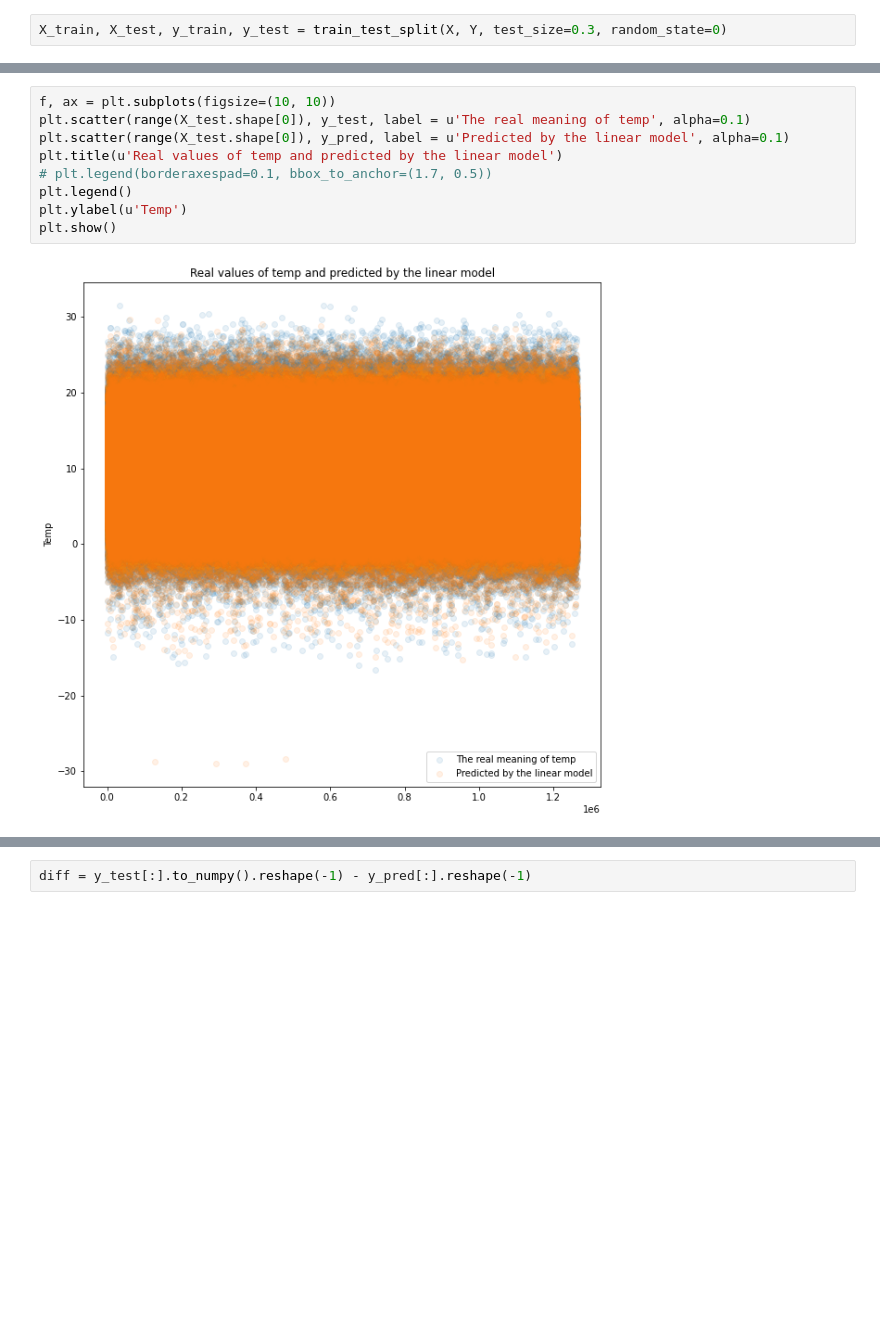
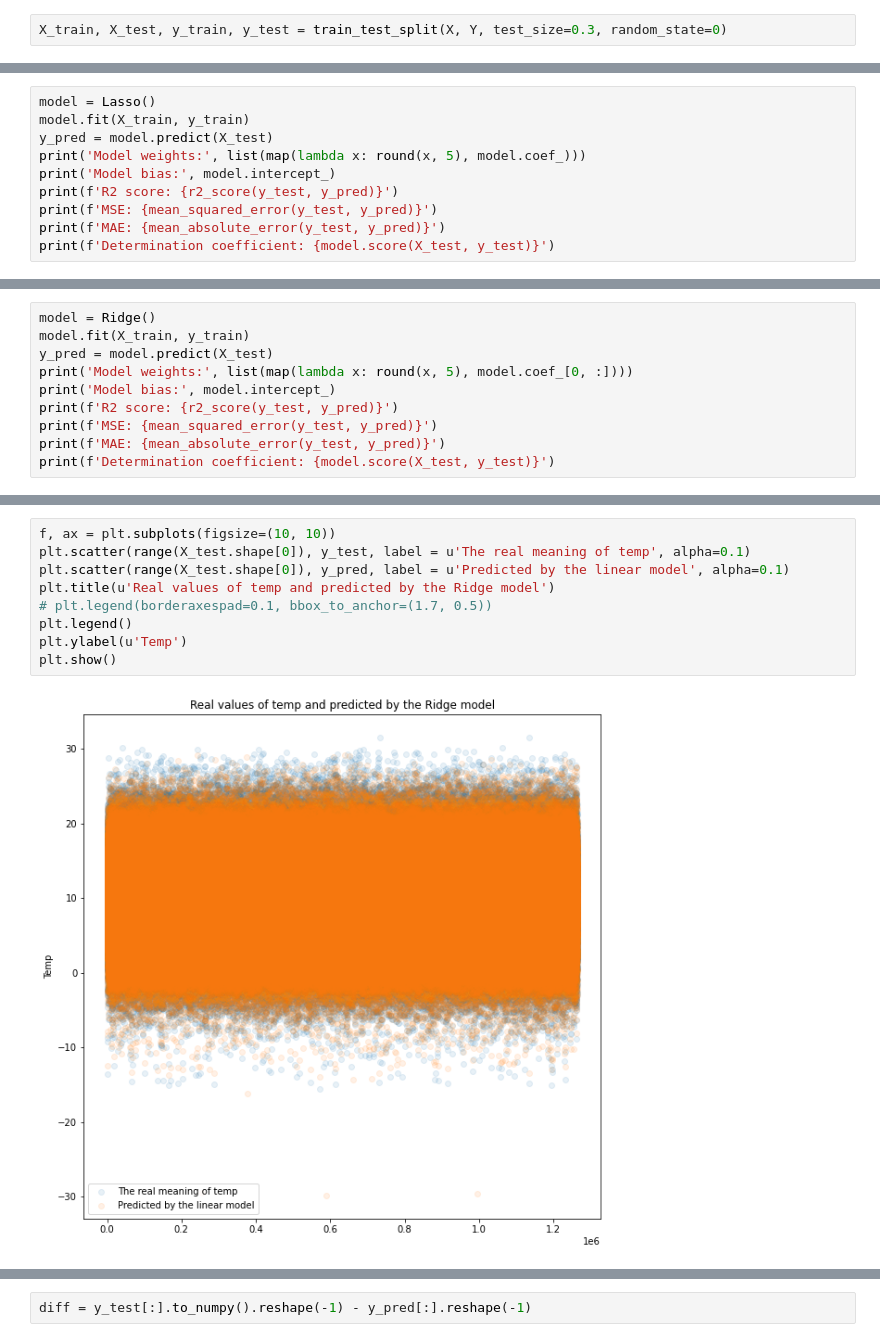
Before and after one commit to AAYamoldin/Methods-and-models-for-multivariate-data-analysis-2021-2022-ITMO_labs, a Jupyter notebook: Lab2/lab2.ipynb, the cells around one changed output, grey strips where cells are left out. Drawn from its saved outputs; the diff is of its cells as text; blank space fills up the shorter version.

Commit message:
Add new plots

```diff
--- a/Lab2/lab2.ipynb
+++ b/Lab2/lab2.ipynb
@@ -233,0 +269,10 @@ Model bias: [13.26235512]
+# %%
+model = Lasso()
+model.fit(X_train, y_train)
+y_pred = model.predict(X_test)
+print('Model weights:', list(map(lambda x: round(x, 5), model.coef_)))
+print('Model bias:', model.intercept_)
+print(f'R2 score: {r2_score(y_test, y_pred)}')
+print(f'MSE: {mean_squared_error(y_test, y_pred)}')
+print(f'MAE: {mean_absolute_error(y_test, y_pred)}')
+print(f'Determination coefficient: {model.score(X_test, y_test)}')
@@ -233,0 +286,10 @@ Model bias: [13.26235512]
+# %%
+model = Ridge()
+model.fit(X_train, y_train)
+y_pred = model.predict(X_test)
+print('Model weights:', list(map(lambda x: round(x, 5), model.coef_[0, :])))
+print('Model bias:', model.intercept_)
+print(f'R2 score: {r2_score(y_test, y_pred)}')
+print(f'MSE: {mean_squared_error(y_test, y_pred)}')
+print(f'MAE: {mean_absolute_error(y_test, y_pred)}')
+print(f'Determination coefficient: {model.score(X_test, y_test)}')
@@ -234,11 +303,11 @@ Model bias: [13.26235512]
 # %%
 f, ax = plt.subplots(figsize=(10, 10))
 plt.scatter(range(X_test.shape[0]), y_test, label = u'The real meaning of temp', alpha=0.1)
 plt.scatter(range(X_test.shape[0]), y_pred, label = u'Predicted by the linear model', alpha=0.1)
-plt.title(u'Real values of temp and predicted by the linear model')
+plt.title(u'Real values of temp and predicted by the Ridge model')
 # plt.legend(borderaxespad=0.1, bbox_to_anchor=(1.7, 0.5))
 plt.legend()
 plt.ylabel(u'Temp')
 plt.show()
 # %% [output]
-[figure, old version]
+[figure, new version]
```
Also changed, not shown: parts of 23 cells of this notebook.
